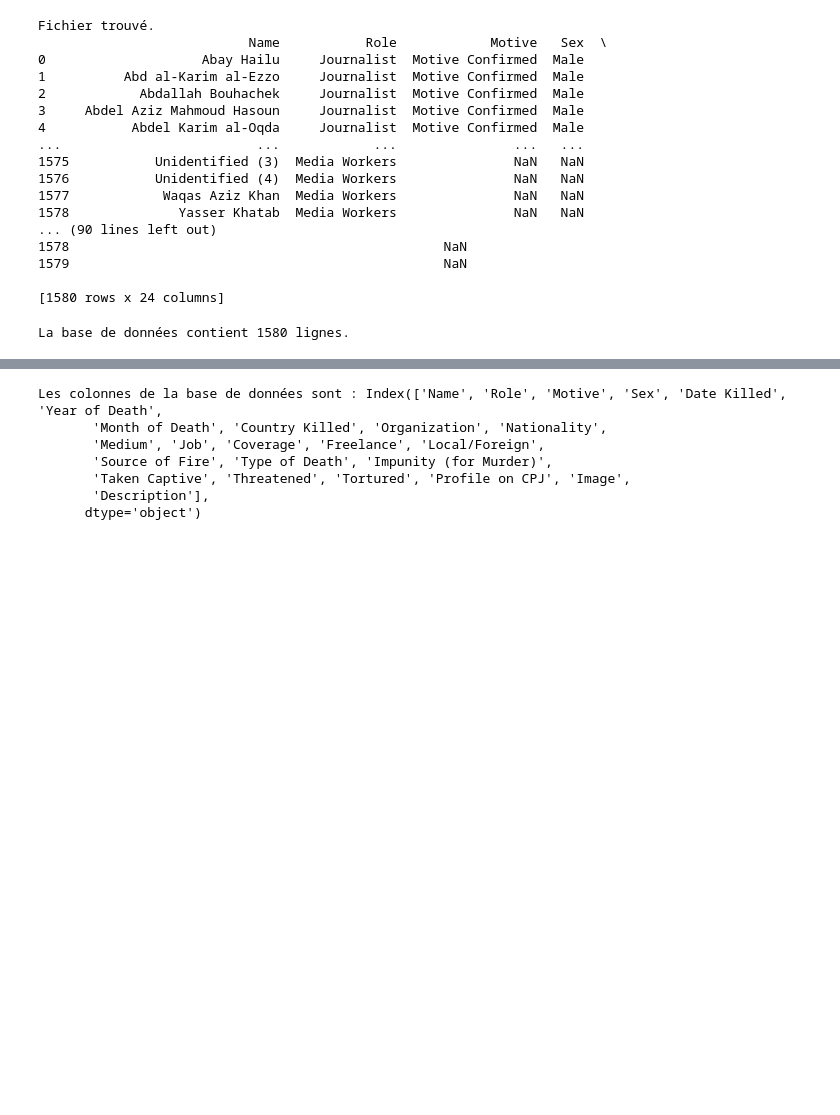
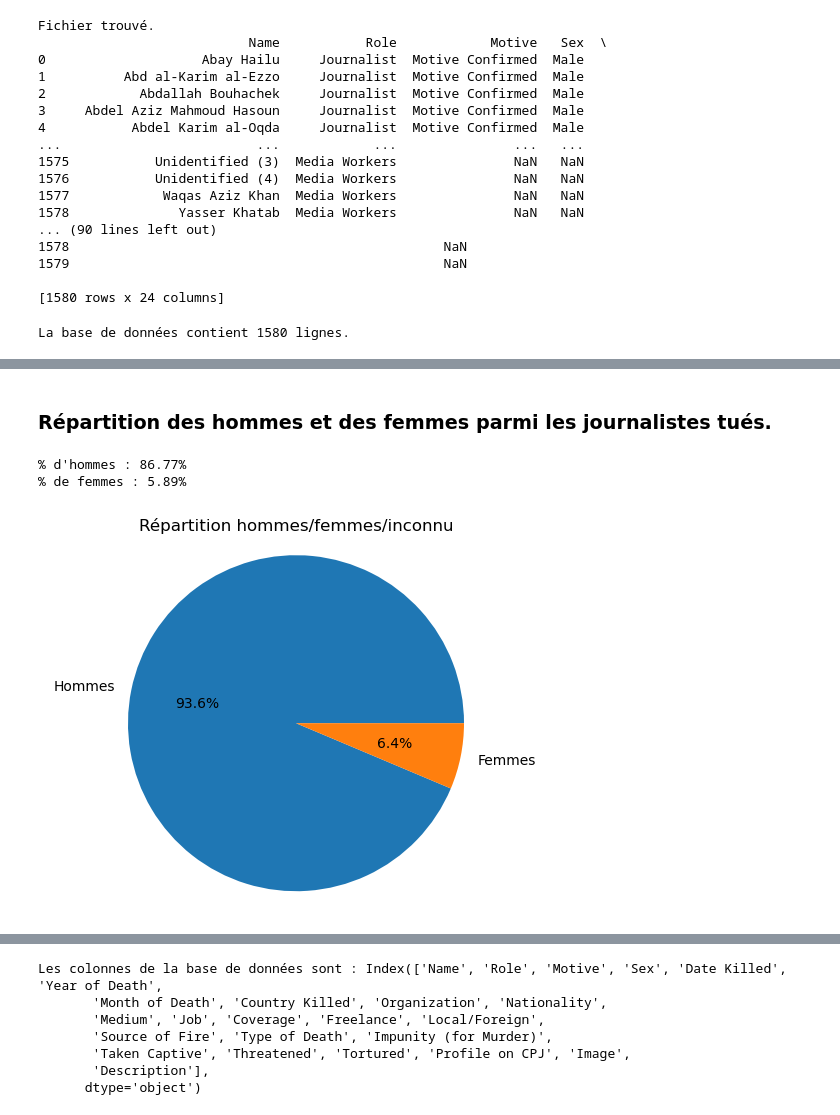
Before and after one commit to AlikakilA/Python_Manipulation_Data, a Jupyter notebook: rapport.ipynb, the cells around one changed output, grey strips where cells are left out. Saved outputs shown, nothing was run; the diff lists cells and outputs as text; code cells hidden in the pictures; blank space fills up the shorter version.

```diff
--- a/rapport.ipynb
+++ b/rapport.ipynb
@@ -56,0 +123,23 @@ La base de données contient 1580 lignes.
+# %% [markdown]
+### Répartition des hommes et des femmes parmi les journalistes tués.
+# %%
+try:
+    # Calculer le pourcentage d'hommes et de femmes
+    hommes = df['Sex'] == 'Male'
+    femmes = df['Sex'] == 'Female'
+    pourcentage_hommes = (hommes.sum() / num_of_rows) * 100
+    pourcentage_femmes = (femmes.sum() / num_of_rows) * 100
+    print(f"% d'hommes : {pourcentage_hommes:.2f}%")
+    print(f"% de femmes : {pourcentage_femmes:.2f}%")
+
+
+    plt.pie([pourcentage_hommes, pourcentage_femmes], labels=['Hommes', 'Femmes'], autopct='%1.1f%%')
+    plt.title('Répartition hommes/femmes/inconnu')
+    plt.axis('equal')  # Pour que le camembert soit circulaire
+    plt.show()
+except:
+    print("Erreur lors du calcul du pourcentage d'hommes et de femmes")
+# %% [output]
+% d'hommes : 86.77%
+% de femmes : 5.89%
+[figure, added]
```
Also changed, not shown: parts of 44 cells of this notebook.
